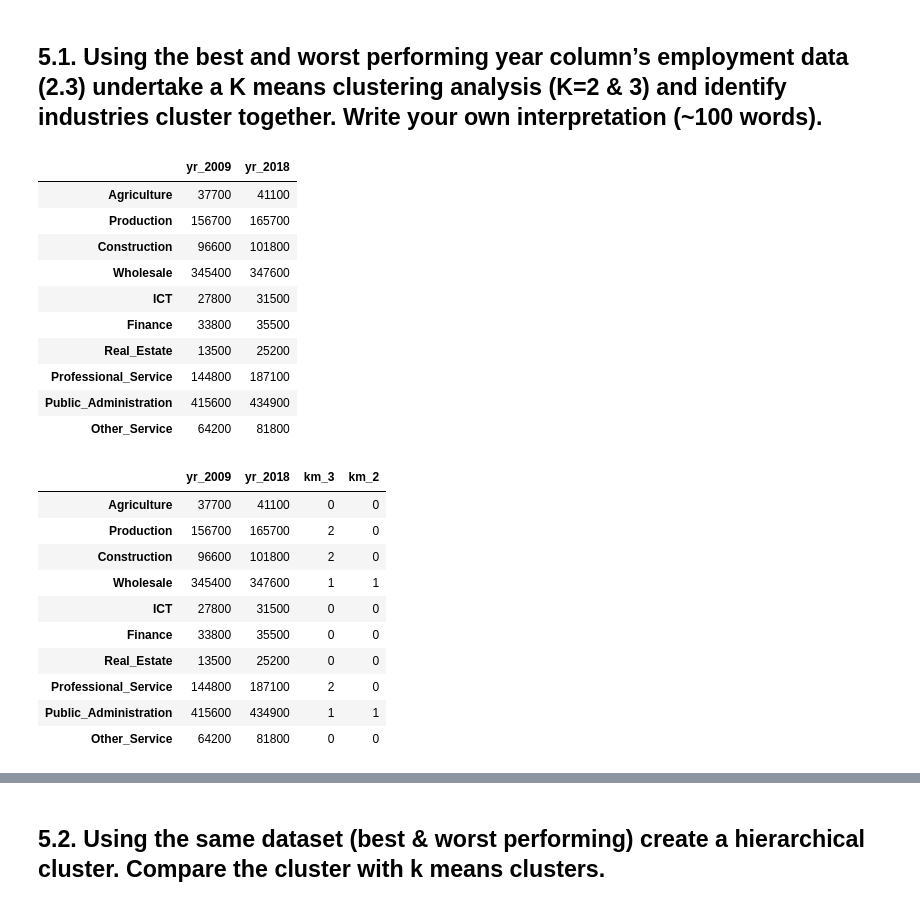
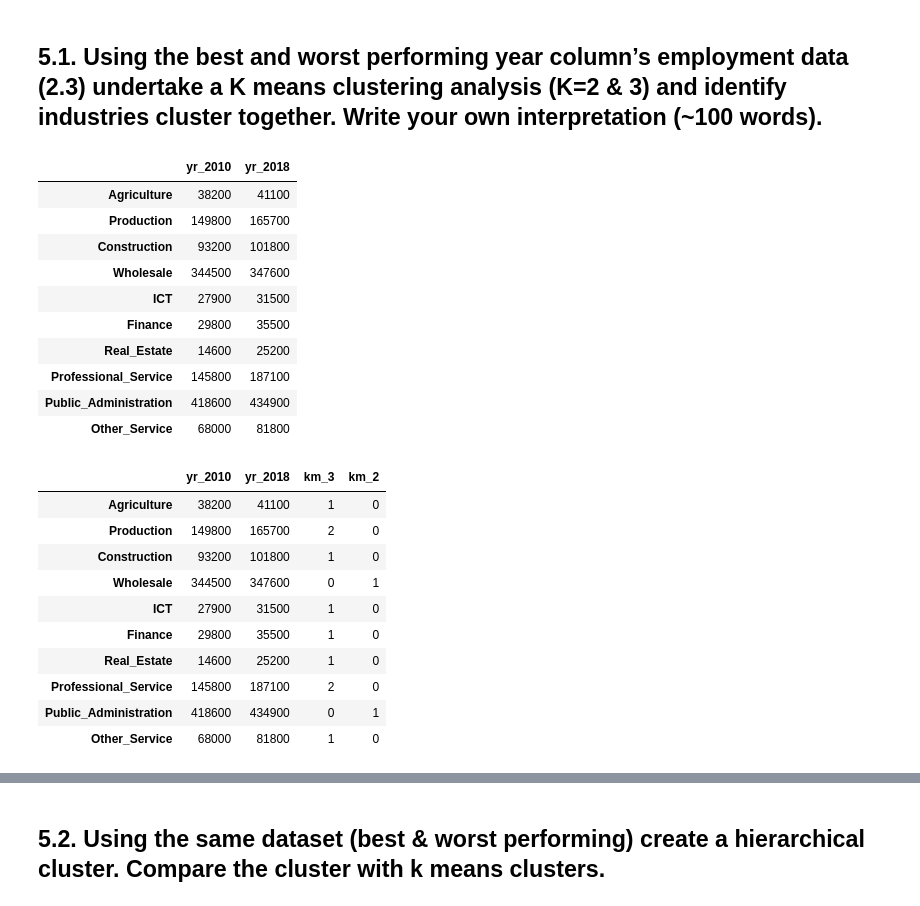
Before and after one commit to sriharsha-ramaraju/WelshEmploymentStats, a Jupyter notebook: WelshStats.ipynb, the cells around one changed output, grey strips where cells are left out. Drawn from its saved outputs; the diff is of its cells as text; code cells hidden in the pictures.

```diff
--- a/WelshStats.ipynb
+++ b/WelshStats.ipynb
@@ -238,47 +247,47 @@ plt.show()
 from sklearn.cluster import KMeans
 from sklearn.cluster import hierarchical
 # %%
-dfClus=df[['yr_2009','yr_2018']]
+dfClus=df[['yr_2010','yr_2018']]
 dfClus
 # %% [output]
-|  | yr_2009 | yr_2018 |
-| Agriculture | 37700 | 41100 |
-| Production | 156700 | 165700 |
-| Construction | 96600 | 101800 |
-| Wholesale | 345400 | 347600 |
-| ICT | 27800 | 31500 |
-| Finance | 33800 | 35500 |
-| Real_Estate | 13500 | 25200 |
-| Professional_Service | 144800 | 187100 |
-| Public_Administration | 415600 | 434900 |
-| Other_Service | 64200 | 81800 |
+|  | yr_2010 | yr_2018 |
+| Agriculture | 38200 | 41100 |
+| Production | 149800 | 165700 |
+| Construction | 93200 | 101800 |
+| Wholesale | 344500 | 347600 |
+| ICT | 27900 | 31500 |
+| Finance | 29800 | 35500 |
+| Real_Estate | 14600 | 25200 |
+| Professional_Service | 145800 | 187100 |
+| Public_Administration | 418600 | 434900 |
+| Other_Service | 68000 | 81800 |
 # %%
 km = KMeans(n_clusters=3, init='random',
             n_init=10, max_iter=300,
             tol=1e-04, random_state=0)
 
 y_km3 = km.fit_predict(dfClus)
-dfClus['km_3']=y_km
+dfClus['km_3']=y_km3
 
 km = KMeans(n_clusters=2, init='random',
             n_init=10, max_iter=300,
             tol=1e-04, random_state=0)
 
 y_km2 = km.fit_predict(dfClus)
 dfClus['km_2']=y_km2
 dfClus
 # %% [output]
-|  | yr_2009 | yr_2018 | km_3 | km_2 |
-| Agriculture | 37700 | 41100 | 0 | 0 |
-| Production | 156700 | 165700 | 2 | 0 |
-| Construction | 96600 | 101800 | 2 | 0 |
-| Wholesale | 345400 | 347600 | 1 | 1 |
-| ICT | 27800 | 31500 | 0 | 0 |
-| Finance | 33800 | 35500 | 0 | 0 |
-| Real_Estate | 13500 | 25200 | 0 | 0 |
-| Professional_Service | 144800 | 187100 | 2 | 0 |
-| Public_Administration | 415600 | 434900 | 1 | 1 |
-| Other_Service | 64200 | 81800 | 0 | 0 |
+|  | yr_2010 | yr_2018 | km_3 | km_2 |
+| Agriculture | 38200 | 41100 | 1 | 0 |
+| Production | 149800 | 165700 | 2 | 0 |
+| Construction | 93200 | 101800 | 1 | 0 |
+| Wholesale | 344500 | 347600 | 0 | 1 |
+| ICT | 27900 | 31500 | 1 | 0 |
+| Finance | 29800 | 35500 | 1 | 0 |
+| Real_Estate | 14600 | 25200 | 1 | 0 |
+| Professional_Service | 145800 | 187100 | 2 | 0 |
+| Public_Administration | 418600 | 434900 | 0 | 1 |
+| Other_Service | 68000 | 81800 | 1 | 0 |
 # %%
 plt.figure(figsize=(14,8))
 plt.scatter(
```
Also changed, not shown: parts of 25 cells of this notebook.
